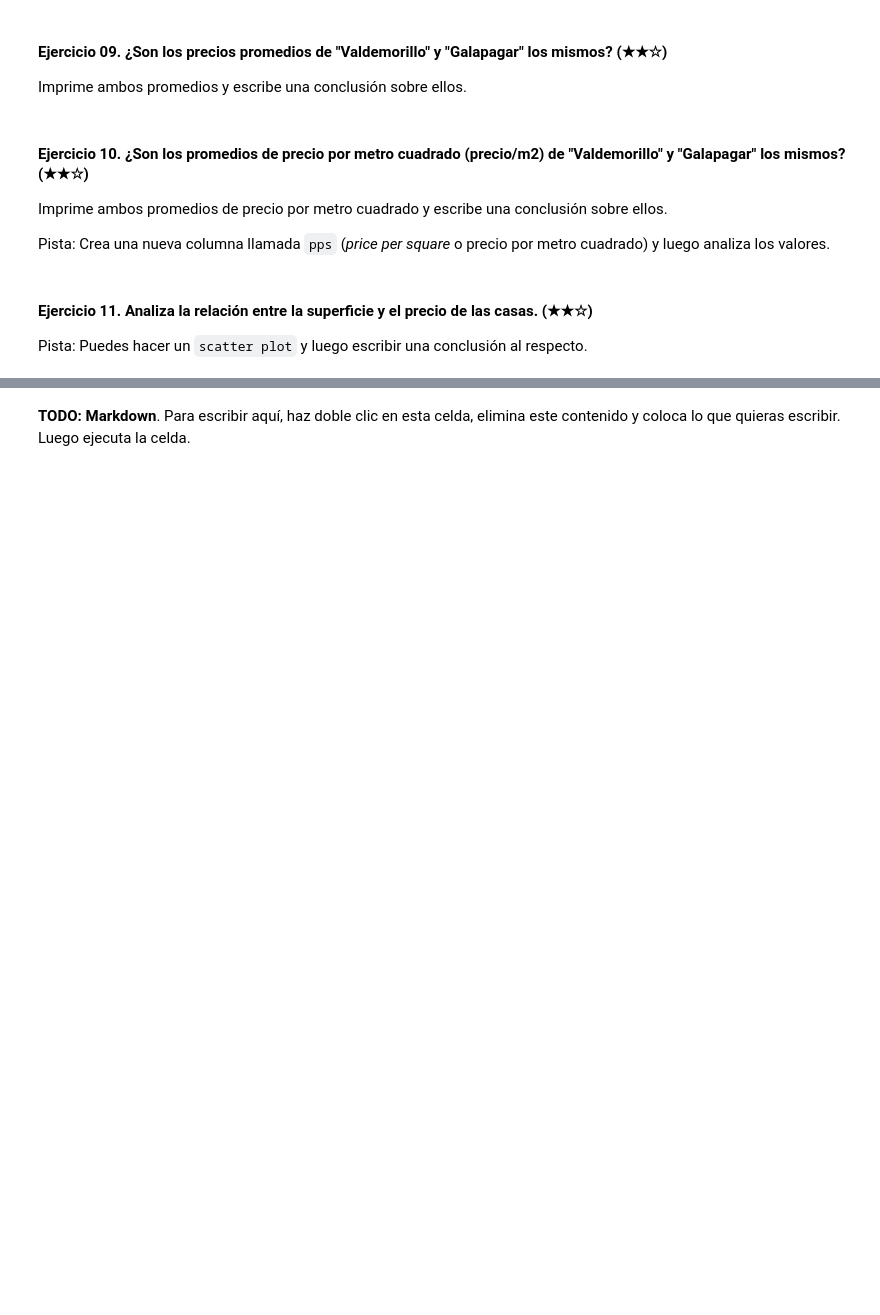
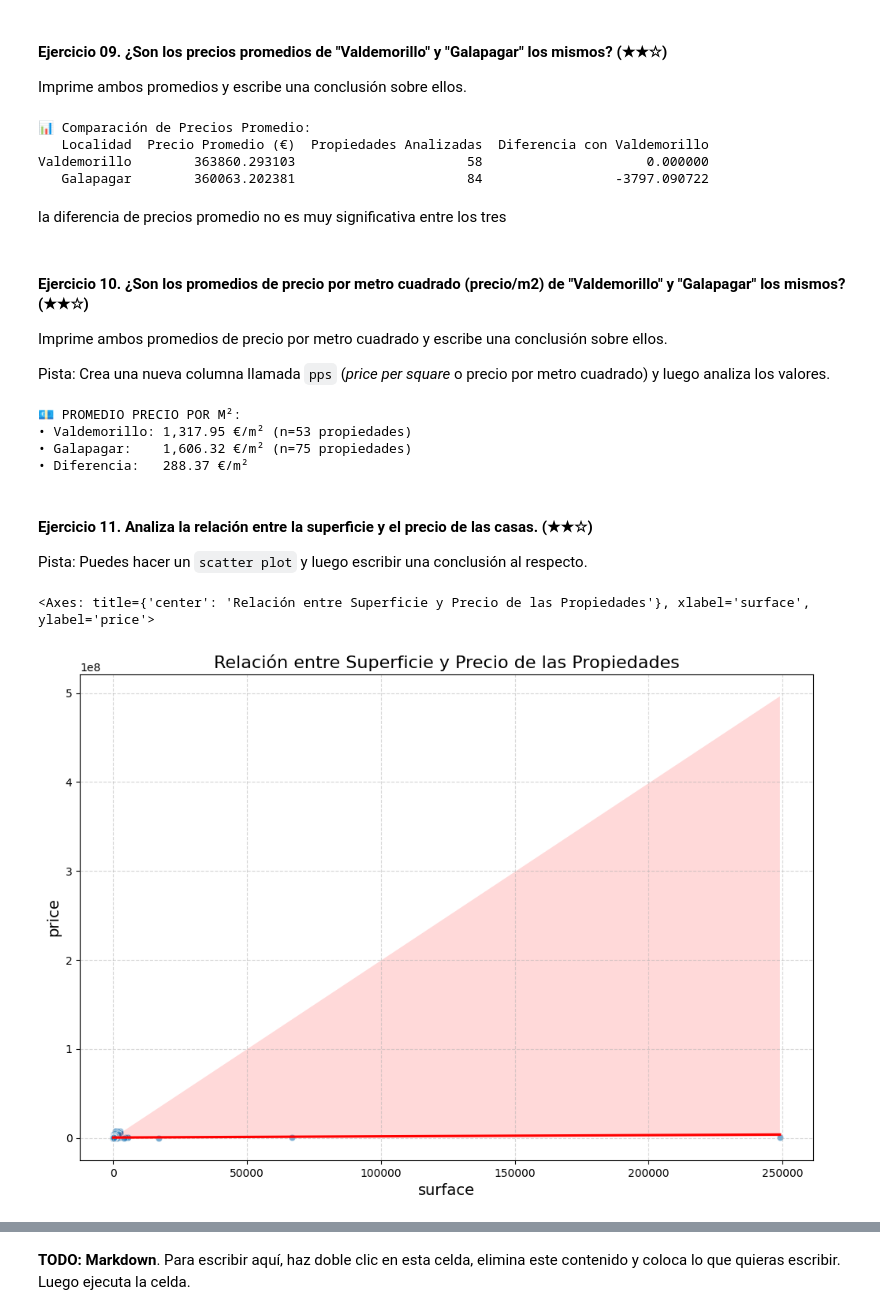
Before and after one commit to annunezc/realestate-datacleanup-exercise, a Jupyter notebook: project.es.ipynb, the cells around one changed output, grey strips where cells are left out. Cells and saved outputs as stored; diff of their text form; code cells hidden in the pictures; blank space fills up the shorter version.

```diff
--- a/project.es.ipynb
+++ b/project.es.ipynb
@@ -362,7 +362,34 @@ print(f"• Rango: {arroyomolinos_data['price'].min():,.2f} € - {arroyomolinos
 
 Imprime ambos promedios y escribe una conclusión sobre ellos.
 # %%
-# TODO
+# Filtrar propiedades válidas (precio > 0) en ambas localidades
+filtro_valdemorillo = (ds['level4'].str.contains('Valdemorillo', case=False, na=False) & (ds['price'] > 0))
+filtro_galapagar = (ds['level4'].str.contains('Galapagar', case=False, na=False) & (ds['price'] > 0))
+
+valdemorillo_data = ds[filtro_valdemorillo]
+galapagar_data = ds[filtro_galapagar]
+
+# Calcular estadísticas
+media_valdemorillo = valdemorillo_data['price'].mean()
+media_galapagar = galapagar_data['price'].mean()
+
+# Crear tabla comparativa
+comparacion = pd.DataFrame({
+    'Localidad': ['Valdemorillo', 'Galapagar'],
+    'Precio Promedio (€)': [media_valdemorillo, media_galapagar],
+    'Propiedades Analizadas': [len(valdemorillo_data), len(galapagar_data)],
+    'Diferencia con Valdemorillo': [0, media_galapagar - media_valdemorillo]
+})
+
+print("📊 Comparación de Precios Promedio:")
+print(comparacion.to_string(index=False))
+# %% [output]
+📊 Comparación de Precios Promedio:
+   Localidad  Precio Promedio (€)  Propiedades Analizadas  Diferencia con Valdemorillo
+Valdemorillo        363860.293103                      58                     0.000000
+   Galapagar        360063.202381                      84                 -3797.090722
+# %% [markdown]
+la diferencia de precios promedio no es muy significativa entre los tres
 # %% [markdown]
 #### Ejercicio 10. ¿Son los promedios de precio por metro cuadrado (precio/m2) de "Valdemorillo" y "Galapagar" los mismos? (★★☆)
 
@@ -370,10 +397,56 @@ Imprime ambos promedios de precio por metro cuadrado y escribe una conclusión s
 
 Pista: Crea una nueva columna llamada `pps` (*price per square* o precio por metro cuadrado) y luego analiza los valores.
 # %%
-# TODO
+ds['pps'] = ds['price'] / ds['surface']  # Crear columna precio/m²
+
+# Filtrar datos válidos para ambas localidades
+filtro = (
+    (ds['pps'].notna()) &
+    (ds['pps'] != float('inf')) &
+    (ds['price'] > 0) &
+    (ds['surface'] > 0)
+)
+
+valdemorillo = ds[filtro & ds['level4'].str.contains('Valdemorillo', case=False, na=False)]
+galapagar = ds[filtro & ds['level4'].str.contains('Galapagar', case=False, na=False)]
+
+# Calcular promedios
+media_valdemorillo = valdemorillo['pps'].mean()
+media_galapagar = galapagar['pps'].mean()
+
+# Resultados
+print("💶 PROMEDIO PRECIO POR M²:")
+print(f"• Valdemorillo: {media_valdemorillo:,.2f} €/m² (n={len(valdemorillo)} propiedades)")
+print(f"• Galapagar:    {media_galapagar:,.2f} €/m² (n={len(galapagar)} propiedades)")
+print(f"• Diferencia:   {abs(media_valdemorillo - media_galapagar):,.2f} €/m²")
+# %% [output]
+💶 PROMEDIO PRECIO POR M²:
+• Valdemorillo: 1,317.95 €/m² (n=53 propiedades)
+• Galapagar:    1,606.32 €/m² (n=75 propiedades)
+• Diferencia:   288.37 €/m²
 # %% [markdown]
 #### Ejercicio 11. Analiza la relación entre la superficie y el precio de las casas. (★★☆)
 
 Pista: Puedes hacer un `scatter plot` y luego escribir una conclusión al respecto.
 # %%
-# TODO: Código
+import pandas as pd
+import matplotlib.pyplot as plt
+import seaborn as sns
+import numpy as np
+
+# Filtrar valores nulos en superficie y precio
+ds_clean = ds.dropna(subset=['surface', 'price'])
+
+# Crear scatter plot
+plt.figure(figsize=(12, 8))
+sns.scatterplot(x='surface', y='price', data=ds_clean, alpha=0.6)
+plt.title('Relación entre Superficie y Precio de las Propiedades', fontsize=16)
+plt.xlabel('Superficie (m²)', fontsize=14)
+plt.ylabel('Precio (€)', fontsize=14)
+plt.grid(True, linestyle='--', alpha=0.5)
+
+# Añadir línea de regresión
+sns.regplot(x='surface', y='price', data=ds_clean, scatter=False, color='red')
+# %% [output]
+<Axes: title={'center': 'Relación entre Superficie y Precio de las Propiedades'}, xlabel='surface', ylabel='price'>
+[figure, added]
```
Also changed, not shown: parts of 9 cells of this notebook.
